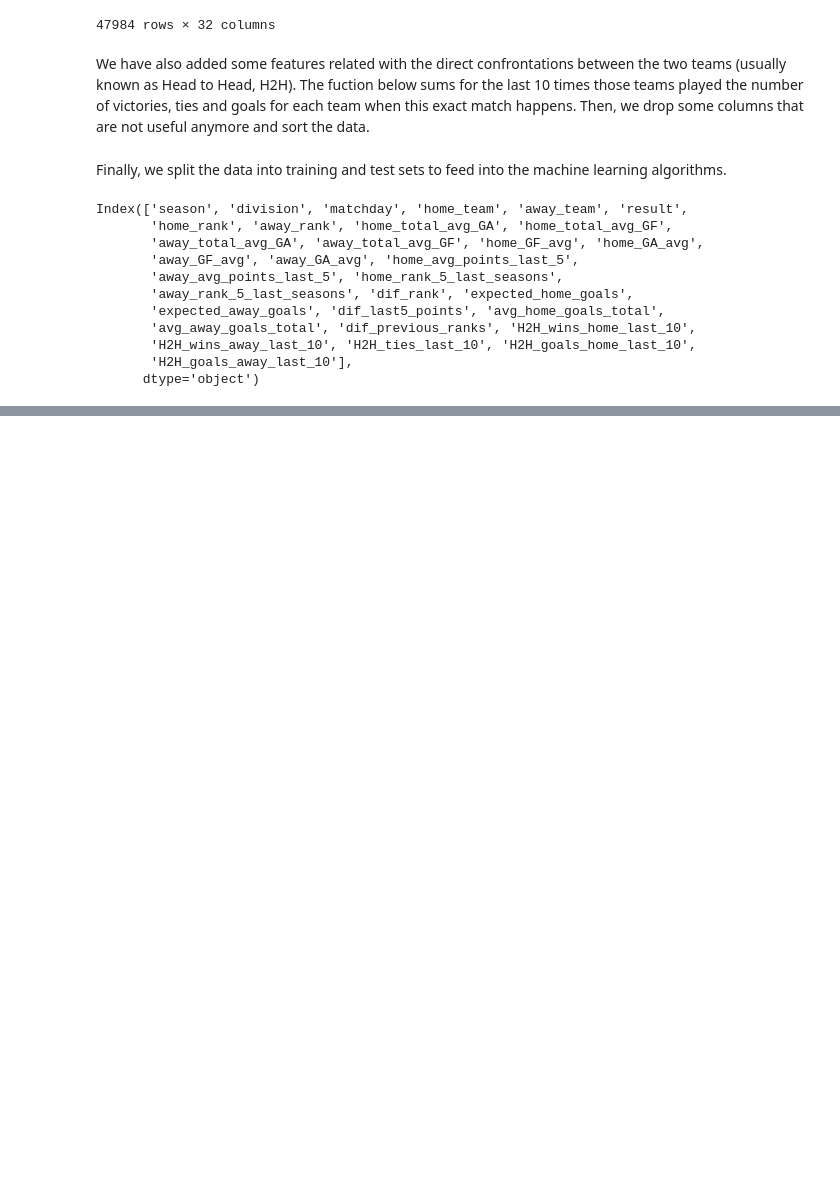
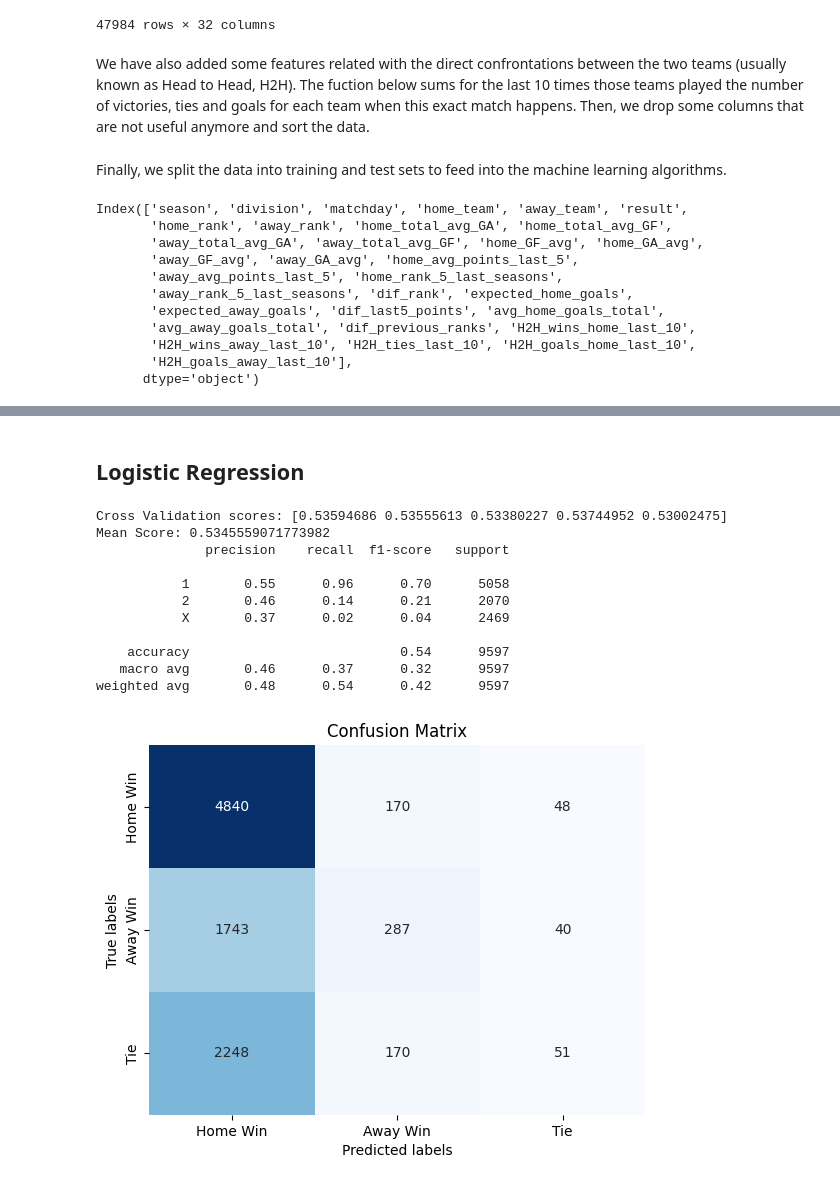
Before and after one commit to ManuIluro22/LaLiga, a Jupyter notebook: analysis/ModelAnalysis.ipynb, the cells around one changed output, grey strips where cells are left out. Saved outputs shown, nothing was run; the diff lists cells and outputs as text; code cells hidden in the pictures; blank space fills up the shorter version.

```diff
--- a/analysis/ModelAnalysis.ipynb
+++ b/analysis/ModelAnalysis.ipynb
@@ -463,0 +515,21 @@ X_train, X_test, y_train, y_test = train_test_split(df.drop(["season","division"
+# %% [markdown]
+## Logistic Regression
+# %%
+LR_model = LogisticRegression()
+LR_model.fit(X_train, y_train)
+LR_pred = LR_model.predict(X_test)
+LR_accuracy, LR_mean_score = performance(LR_model, LR_pred)
+models_performance.loc[len(models_performance)] = [type(LR_model).__name__, LR_accuracy, LR_mean_score]
+# %% [output]
+Cross Validation scores: [0.53594686 0.53555613 0.53380227 0.53744952 0.53002475]
+Mean Score: 0.5345559071773982
+              precision    recall  f1-score   support
+
+           1       0.55      0.96      0.70      5058
+           2       0.46      0.14      0.21      2070
+           X       0.37      0.02      0.04      2469
+
+    accuracy                           0.54      9597
+   macro avg       0.46      0.37      0.32      9597
+weighted avg       0.48      0.54      0.42      9597
+[figure, added]
```
Also changed, not shown: parts of 21 cells of this notebook.
